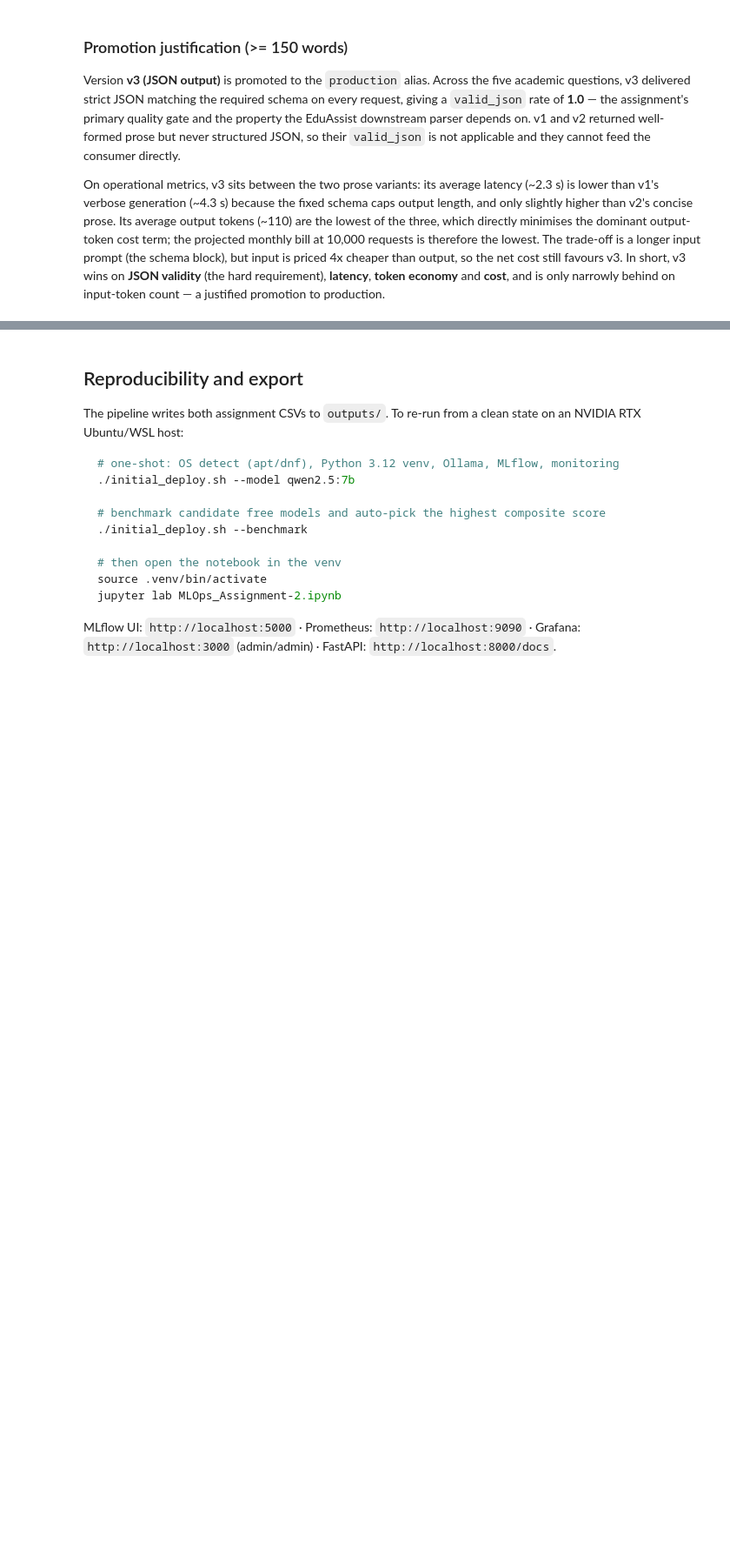
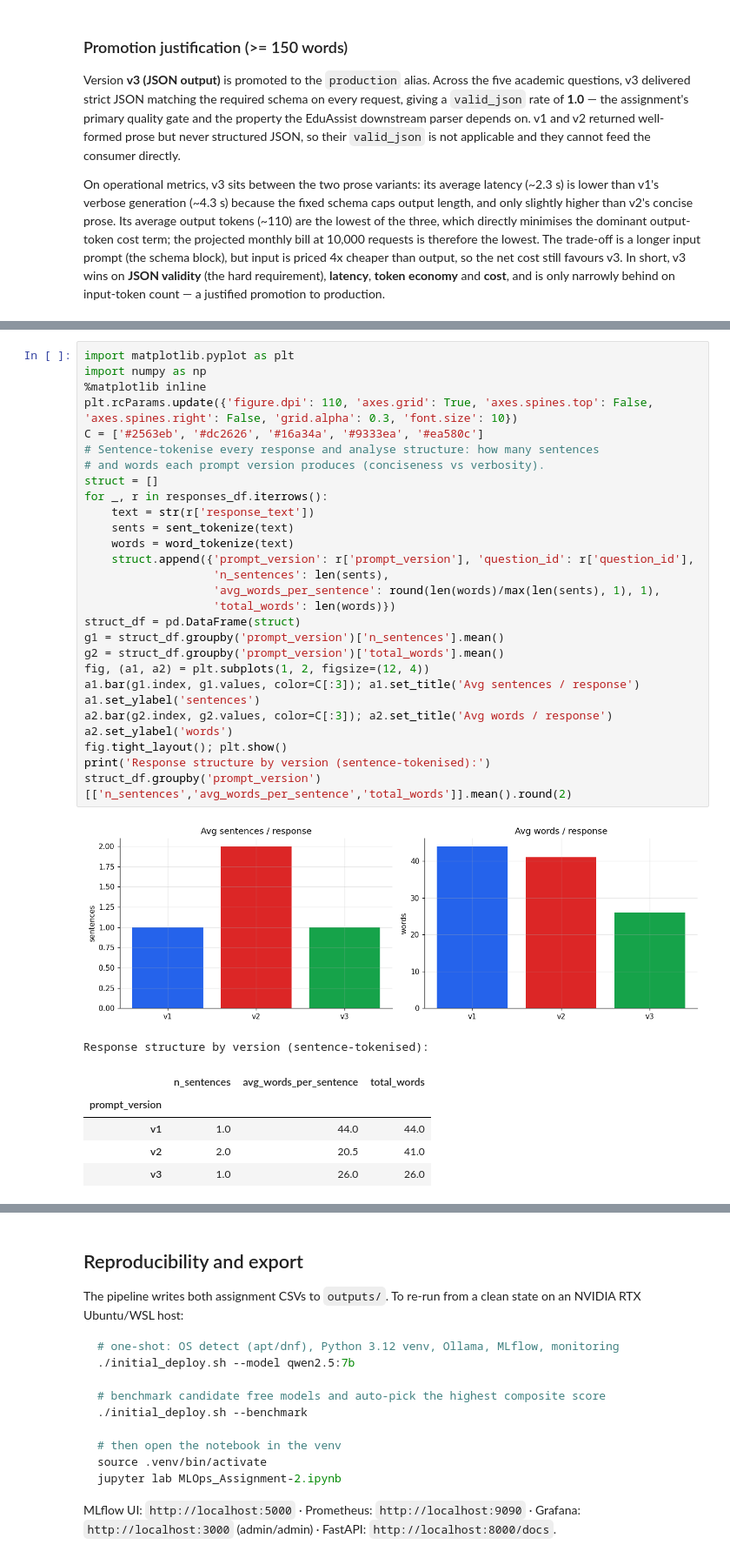
Before and after one commit to anmol-sinha-coder/BITS-MLOps-AIMLZG523_Assignment-2, a Jupyter notebook: MLOps_Assignment-2.ipynb, the cells around one changed output, grey strips where cells are left out. Shown at 87% size. Cells and saved outputs as stored; diff of their text form; blank space fills up the shorter version.

```diff
--- a/MLOps_Assignment-2.ipynb
+++ b/MLOps_Assignment-2.ipynb
@@ -438,0 +802,36 @@ behind on input-token count — a justified promotion to production.
+# %%
+import matplotlib.pyplot as plt
+import numpy as np
+%matplotlib inline
+plt.rcParams.update({'figure.dpi': 110, 'axes.grid': True, 'axes.spines.top': False, 'axes.spines.right': False, 'grid.alpha': 0.3, 'font.size': 10})
+C = ['#2563eb', '#dc2626', '#16a34a', '#9333ea', '#ea580c']
+# Sentence-tokenise every response and analyse structure: how many sentences
+# and words each prompt version produces (conciseness vs verbosity).
+struct = []
+for _, r in responses_df.iterrows():
+    text = str(r['response_text'])
+    sents = sent_tokenize(text)
+    words = word_tokenize(text)
+    struct.append({'prompt_version': r['prompt_version'], 'question_id': r['question_id'],
+                   'n_sentences': len(sents),
+                   'avg_words_per_sentence': round(len(words)/max(len(sents), 1), 1),
+                   'total_words': len(words)})
+struct_df = pd.DataFrame(struct)
+g1 = struct_df.groupby('prompt_version')['n_sentences'].mean()
+g2 = struct_df.groupby('prompt_version')['total_words'].mean()
+fig, (a1, a2) = plt.subplots(1, 2, figsize=(12, 4))
+a1.bar(g1.index, g1.values, color=C[:3]); a1.set_title('Avg sentences / response')
+a1.set_ylabel('sentences')
+a2.bar(g2.index, g2.values, color=C[:3]); a2.set_title('Avg words / response')
+a2.set_ylabel('words')
+fig.tight_layout(); plt.show()
+print('Response structure by version (sentence-tokenised):')
+struct_df.groupby('prompt_version')[['n_sentences','avg_words_per_sentence','total_words']].mean().round(2)
+# %% [output]
+[figure, added]
+Response structure by version (sentence-tokenised):
+|  | n_sentences | avg_words_per_sentence | total_words |
+| prompt_version |  |  |  |
+| v1 | 1.0 | 44.0 | 44.0 |
+| v2 | 2.0 | 20.5 | 41.0 |
+| v3 | 1.0 | 26.0 | 26.0 |
```
Also changed, not shown: parts of 19 cells of this notebook, 7 other files.
